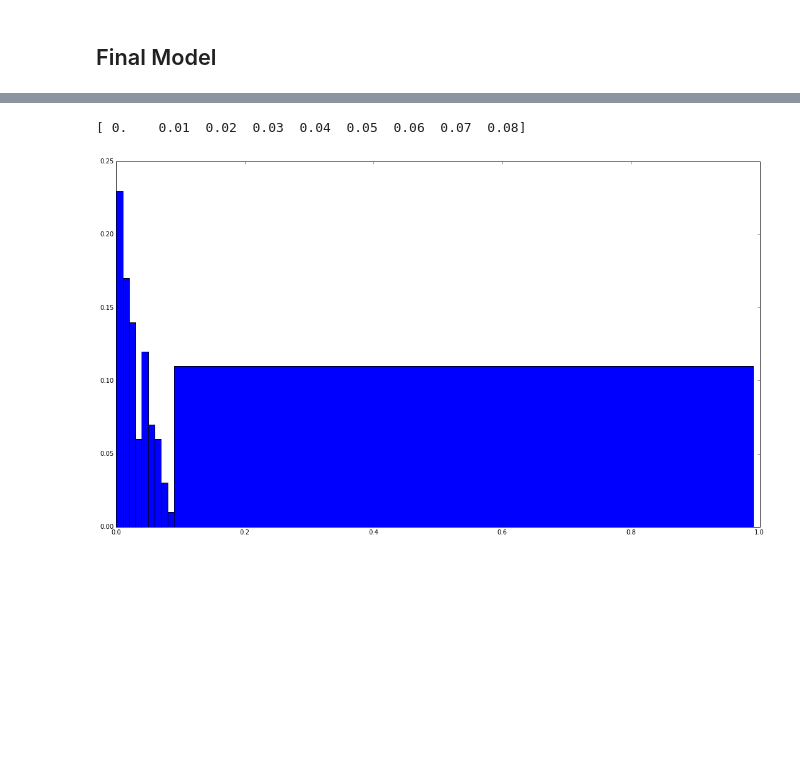
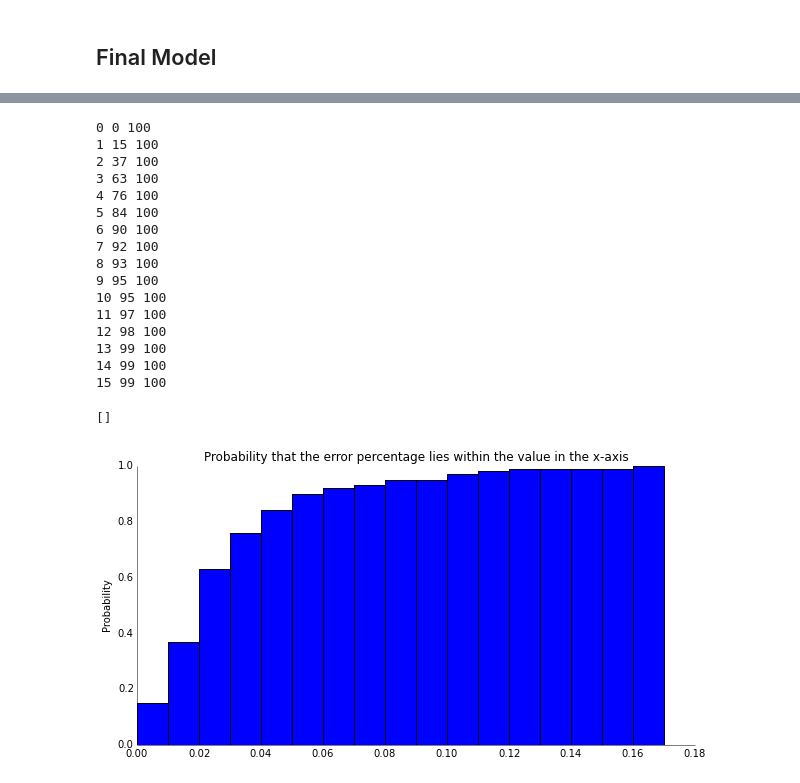
Before and after one commit to Sree-vathsan/CSE591-Data-Science-Project, a Jupyter notebook: FuturesContracts.ipynb, the cells around one changed output, grey strips where cells are left out. Saved outputs shown, nothing was run; the diff lists cells and outputs as text; code cells hidden in the pictures; blank space fills up the shorter version.

```diff
--- a/FuturesContracts.ipynb
+++ b/FuturesContracts.ipynb
@@ -66,7 +67,7 @@ dfMaster
 # %%
 #Load the dfMaster directly
 #dfMaster = pd.read_csv("https://raw.githubusercontent.com/Sree-vathsan/CSE591-Data-Science-Project/master/data/FuturesMasterOil.csv")
-commodity = 0 #0 for Oil and 1 for Gold
+commodity = 1 #0 for Oil and 1 for Gold
 if (commodity == 0):
     dfMaster = pd.read_csv("data/FuturesMasterOil.csv")
 else:
@@ -257,7 +259,7 @@ xTestPred = np.array(dfPred[:3]['Settle'])
 print(xTestPred)
 predVal = 0
 print(coeffs)
-for i in arange(0,len(xTestPred),1):
+for i in range(0,len(xTestPred),1):
     predVal += (coeffs[i] * xTestPred[len(xTestPred)-1-i])
     print(predVal)
 predVal += coeffs[len(coeffs)-1]
@@ -395,15 +397,47 @@ the Predicted value is  75.6670942444
 # %%
-x = [0.01, 0.02, 0.03, 0.04, 0.05, 0.06, 0.07, 0.08, 0.09, 1.00]
-y = (0.23, 0.17, 0.14, 0.06, 0.12, 0.07, 0.06, 0.03, 0.01)#, 0.11)
-N = len(x)
-ind = np.arange(0,0.09,0.01)
+x = [0, 0.01, 0.02, 0.03, 0.04, 0.05, 0.06, 0.07, 0.08, 0.09, 0.10, 0.11, 0.12, 0.13, 0.14, 0.15, 0.16]
+#fig, ax = plt.subplots()
+#rects1 = ax.bar(ind, menMeans, width, color='r', yerr=menStd)
+#print (len(errVar))
+for i in range(0,11+5,1):
+    count=0
+    for j in range(0,len(errVar),1):
+        if(errVar[j]<x[i]):
+            count=count+1
+    print (i,count,len(errVar))
+    #y[i]=np.float(count/len(errVar))
+
+#print (y)
+y = [0.15, 0.37, 0.63, 0.76, 0.84, 0.90, 0.92, 0.93, 0.95, 0.95, 0.97, 0.98, 0.99, 0.99, 0.99, 0.99, 1]
+
+#N = len(x)
+#ind = np.arange(0,0.09,0.01)
 width = 0.01
-print(ind)
-fig, ax = plt.subplots()
-fig.set_size_inches(18.5,10.5)
-rects1 = ax.bar(ind, y, width, color='b')
+#print(ind)
+fig, ax = ppl.subplots()
+fig.set_size_inches(10,5)
+rects1 = ax.bar(x, y, width)
+ax.set_ylabel('Probability')
+ax.set_title('Probability that the error percentage lies within the value in the x-axis')
 
-rects1 = ax.bar(0.09, 0.11, 0.9, color='b')
+ppl.plot()
+#rects1 = ax.bar(0.09, 0.11, 0.9, color='b')
 # %% [output]
-[ 0.    0.01  0.02  0.03  0.04  0.05  0.06  0.07  0.08]
+0 0 100
+1 15 100
+2 37 100
+3 63 100
+4 76 100
+5 84 100
+6 90 100
+7 92 100
+8 93 100
+9 95 100
+10 95 100
+11 97 100
+12 98 100
+13 99 100
+14 99 100
+15 99 100
+[]
-[figure, old version]
+[figure, new version]
```
Also changed, not shown: parts of 8 cells of this notebook.
